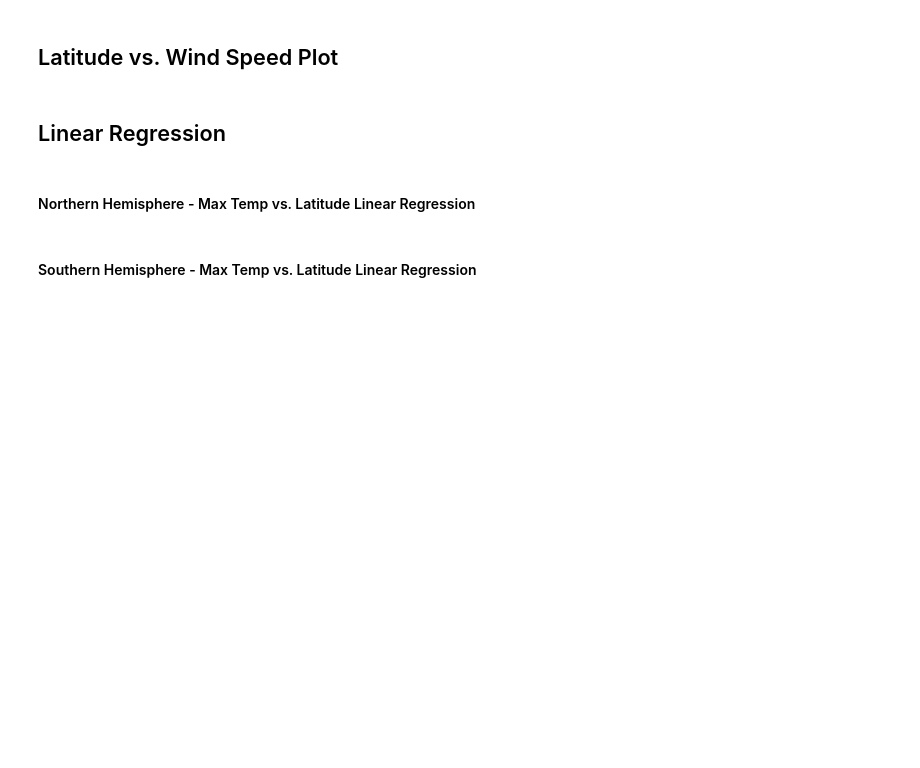
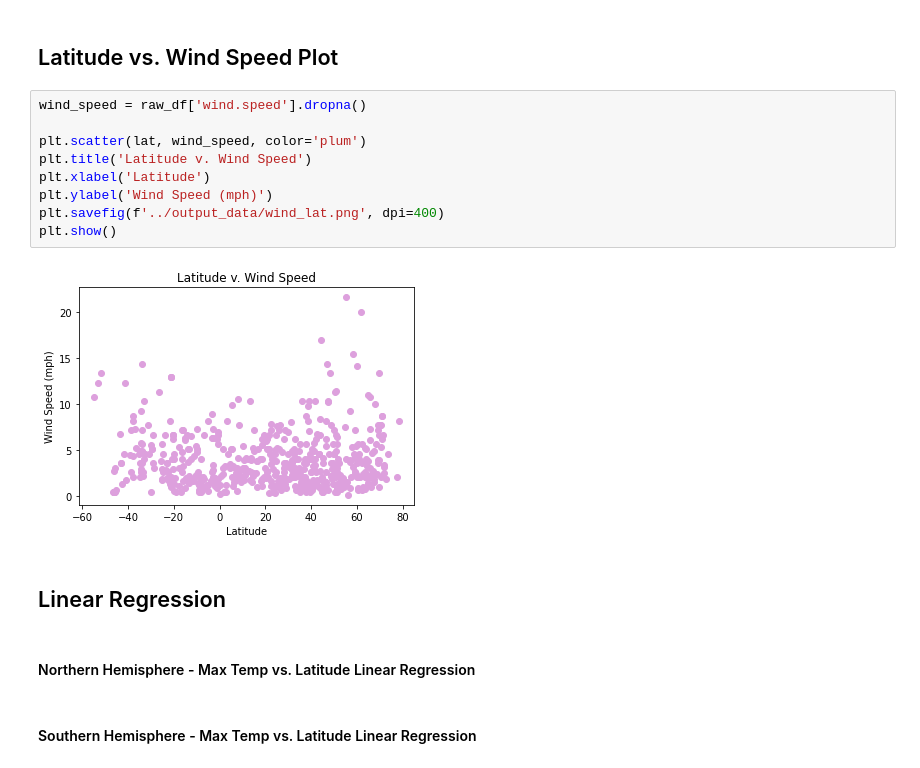
Before and after one commit to reccleston/python-api-challenge, a Jupyter notebook: WeatherPy/WeatherPy.ipynb, the cells around one changed output. Saved outputs shown, nothing was run; the diff lists cells and outputs as text; blank space fills up the shorter version.

```diff
--- a/WeatherPy/WeatherPy.ipynb
+++ b/WeatherPy/WeatherPy.ipynb
@@ -193,5 +216,16 @@ Skip this step if there are no cities that have humidity > 100%.
 # %% [markdown]
 ## Latitude vs. Wind Speed Plot
+# %%
+wind_speed = raw_df['wind.speed'].dropna()
+
+plt.scatter(lat, wind_speed, color='plum')
+plt.title('Latitude v. Wind Speed')
+plt.xlabel('Latitude')
+plt.ylabel('Wind Speed (mph)')
+plt.savefig(f'../output_data/wind_lat.png', dpi=400)
+plt.show()
+# %% [output]
+[figure, added]
 # %% [markdown]
 ## Linear Regression
 # %% [markdown]
```
Also changed, not shown: parts of 12 cells of this notebook, 4 other files.
